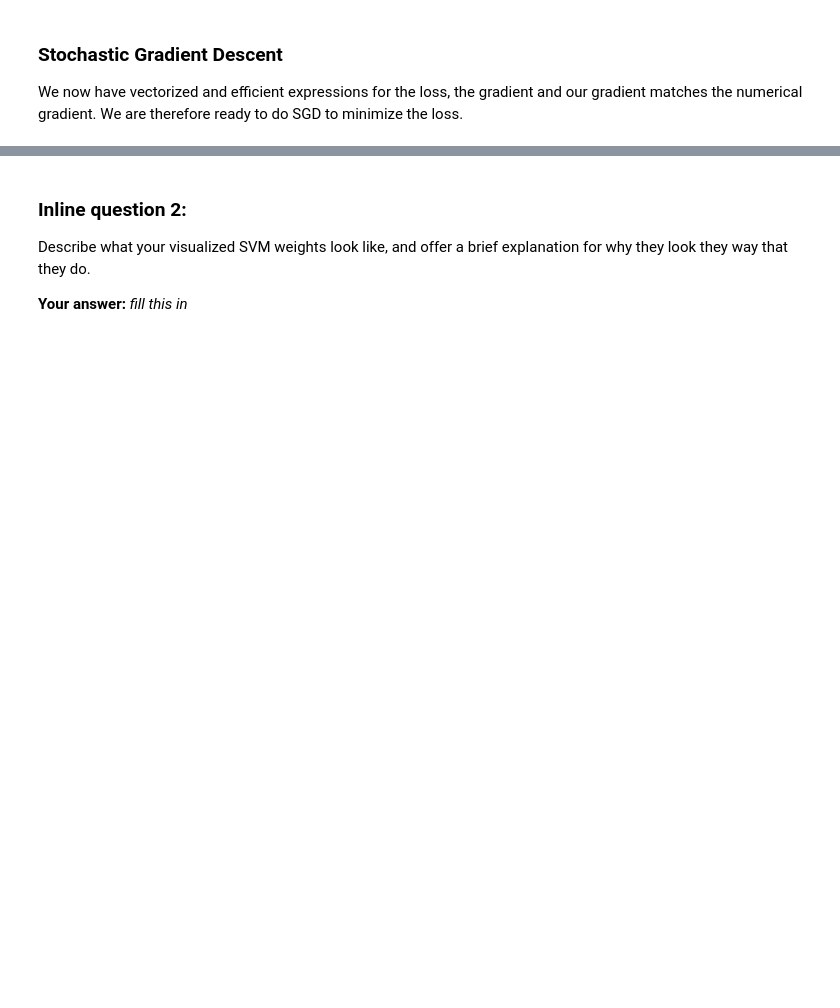
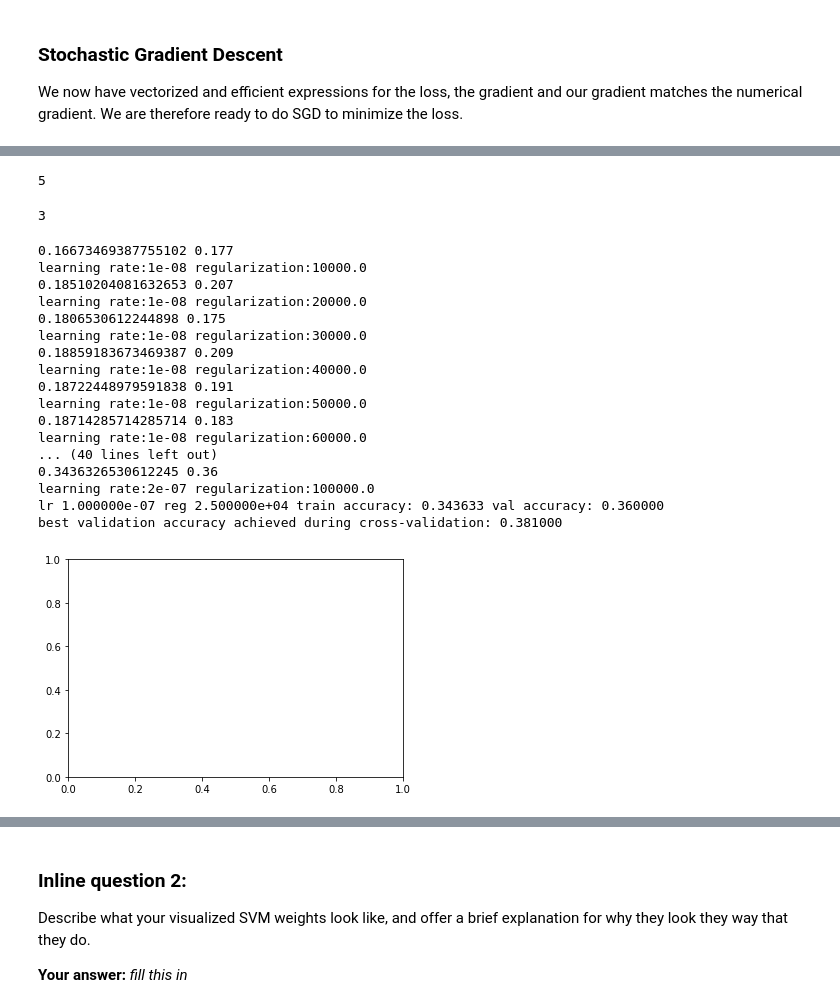
Before and after one commit to msarafzadeh/Standford-DeepLearningCNN-CS231n, a Jupyter notebook: spring1617_assignment1/svm.ipynb, the cells around one changed output, grey strips where cells are left out. Saved outputs shown, nothing was run; the diff lists cells and outputs as text; code cells hidden in the pictures; blank space fills up the shorter version.

```diff
--- a/spring1617_assignment1/svm.ipynb
+++ b/spring1617_assignment1/svm.ipynb
@@ -347,10 +369,24 @@ print('validation accuracy: %f' % (np.mean(y_val == y_val_pred), ))
+# %%
+
+learning_rates = [1e-7, 5e-5]
+regularization_strengths = [2.5e4, 5e4]
+
+len(np.arange(learning_rates[0], learning_rates[1], 1e-5))
+# %% [output]
+5
+# %%
+len(np.arange(regularization_strengths[0], regularization_strengths[1], 1e4))
+# %% [output]
+3
 # %%
 # Use the validation set to tune hyperparameters (regularization strength and
 # learning rate). You should experiment with different ranges for the learning
 # rates and regularization strengths; if you are careful you should be able to
 # get a classification accuracy of about 0.4 on the validation set.
-learning_rates = [1e-7, 5e-5]
-regularization_strengths = [2.5e4, 5e4]
+
+learning_rates = [1e-8, 1e-7, 2e-7] #np.arange(learning_rates[0], learning_rates[1], 1e-5)
+regularization_strengths = [1e4, 2e4, 3e4, 4e4, 5e4, 6e4, 7e4, 8e4, 1e5] #np.arange(regularization_strengths[0], regularization_strengths[1], 1e4)
+
 
 # results is dictionary mapping tuples of the form
 # (learning_rate, regularization_strength) to tuples of the form
@@ -358,34 +394,86 @@ regularization_strengths = [2.5e4, 5e4]
 # of data points that are correctly classified.
 results = {}
 best_val = -1   # The highest validation accuracy that we have seen so far.
 best_svm = None # The LinearSVM object that achieved the highest validation rate.
 
 ################################################################################
 # TODO:                                                                        #
 # Write code that chooses the best hyperparameters by tuning on the validation #
 # set. For each combination of hyperparameters, train a linear SVM on the      #
 # training set, compute its accuracy on the training and validation sets, and  #
 # store these numbers in the results dictionary. In addition, store the best   #
 # validation accuracy in best_val and the LinearSVM object that achieves this  #
 # accuracy in best_svm.                                                        #
 #                                                                              #
 # Hint: You should use a small value for num_iters as you develop your         #
 # validation code so that the SVMs don't take much time to train; once you are #
 # confident that your validation code works, you should rerun the validation   #
 # code with a larger value for num_iters.                                      #
 ################################################################################
-pass
+
+DEBUG_MODE = False
+
+fig = plt.figure()
+ax = fig.add_subplot(111)
+
+for lr in learning_rates:
+    for rs in regularization_strengths:
+
+        svm = LinearSVM()
+        loss_hist = svm.train(X_train, y_train, learning_rate=lr, reg=rs, num_iters=500, verbose=DEBUG_MODE)
+        y_train_pred = svm.predict(X_train)
+        #print('training accuracy: %f' % (np.mean(y_train == y_train_pred), ))
+        y_val_pred = svm.predict(X_val)
+        #print('validation accuracy: %f' % (np.mean(y_val == y_val_pred), ))
+
+        trainingAcc = np.mean(y_train == y_train_pred)
+        validationAcc = np.mean(y_val == y_val_pred)
+
+        print(trainingAcc,validationAcc)
+        '''
+        plt.plot(trainingAcc, label = "Training", color = 'b')
+        plt.plot(validationAcc, label = "Validation", color = 'r')
+        #plt.pause(0.05)# institued a pause to watch the graph live
+        plt.show()
+        '''
+
+        print('learning rate:{} regularization:{}'.format(lr, rs))
+
+        results[(rate,re)]=(trainingAcc, validationAcc)
+
+        if validationAcc > best_val:
+            best_val = validationAcc
+            best_svm = svm
 ################################################################################
 #                              END OF YOUR CODE                                #
 ################################################################################
 
 # Print out results.
 for lr, reg in sorted(results):
     train_accuracy, val_accuracy = results[(lr, reg)]
     print('lr %e reg %e train accuracy: %f val accuracy: %f' % (
                 lr, reg, train_accuracy, val_accuracy))
 
 print('best validation accuracy achieved during cross-validation: %f' % best_val)
+# %% [output]
+0.16673469387755102 0.177
+learning rate:1e-08 regularization:10000.0
+0.18510204081632653 0.207
+learning rate:1e-08 regularization:20000.0
+0.1806530612244898 0.175
+learning rate:1e-08 regularization:30000.0
+0.18859183673469387 0.209
+learning rate:1e-08 regularization:40000.0
+0.18722448979591838 0.191
+learning rate:1e-08 regularization:50000.0
+0.18714285714285714 0.183
+learning rate:1e-08 regularization:60000.0
+... (40 lines left out)
+0.3436326530612245 0.36
+learning rate:2e-07 regularization:100000.0
+lr 1.000000e-07 reg 2.500000e+04 train accuracy: 0.343633 val accuracy: 0.360000
+best validation accuracy achieved during cross-validation: 0.381000
+[figure, added]
 # %%
 # Visualize the cross-validation results
 import math
```
Also changed, not shown: parts of 12 cells of this notebook, 2 other files.
